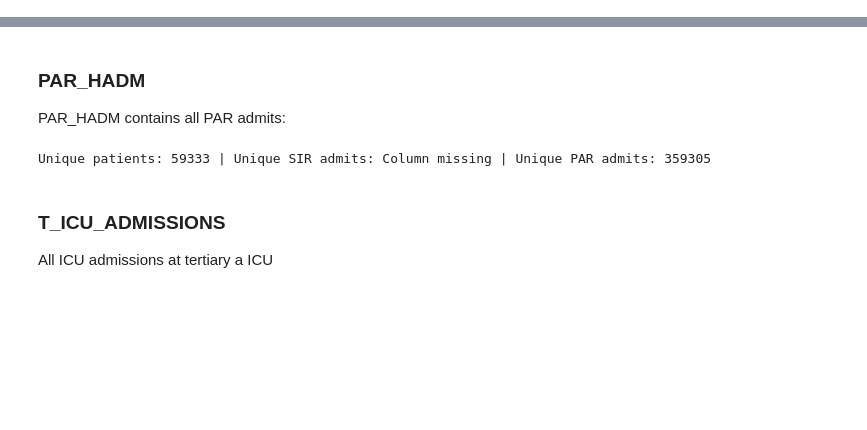
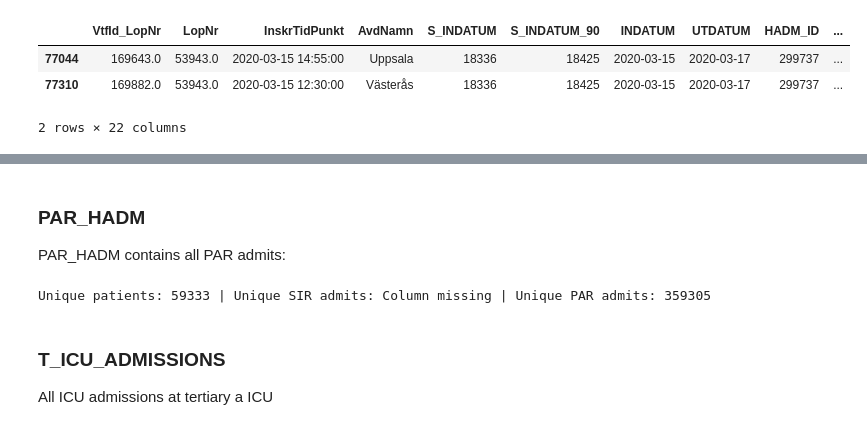
Before and after one commit to johol355/neuro-ascertainment, a Jupyter notebook: candidate-queries/hospital-admission-concept/hospital-admission-concept.ipynb, the cells around one changed output, grey strips where cells are left out. Cells and saved outputs as stored; diff of their text form; code cells hidden in the pictures; blank space fills up the shorter version.

```diff
--- a/candidate-queries/hospital-admission-concept/hospital-admission-concept.ipynb
+++ b/candidate-queries/hospital-admission-concept/hospital-admission-concept.ipynb
@@ -24,3 +24,16 @@ def count_id(df):
     VtfId_LopNr = df['VtfId_LopNr'].nunique() if 'VtfId_LopNr' in df else 'Column missing'
     HADM_ID = df['HADM_ID'].nunique() if 'HADM_ID' in df else 'Column missing'
     return print(f'Unique patients: {LopNr} | Unique SIR admits: {VtfId_LopNr} | Unique PAR admits: {HADM_ID}')
+# %%
+q = query + "SELECT * FROM DAOH_90_STEP_3"
+d = pd.read_sql(q, engine)
+d["InskrTidPunkt"] = pd.to_datetime(d.InskrTidPunkt, unit="s")
+d["INDATUM"] = pd.to_datetime(d.INDATUM * 86400, unit="s")
+d["UTDATUM"] = pd.to_datetime(d.UTDATUM * 86400, unit="s")
+# %%
+d.query("LopNr == 53943.0")
+# %% [output]
+|  | VtfId_LopNr | LopNr | InskrTidPunkt | AvdNamn | S_INDATUM | S_INDATUM_90 | INDATUM | UTDATUM | HADM_ID | ... |
+| 77044 | 169643.0 | 53943.0 | 2020-03-15 14:55:00 | Uppsala | 18336 | 18425 | 2020-03-15 | 2020-03-17 | 299737 | ... |
+| 77310 | 169882.0 | 53943.0 | 2020-03-15 12:30:00 | Västerås | 18336 | 18425 | 2020-03-15 | 2020-03-17 | 299737 | ... |
+2 rows × 22 columns
```
Also changed, not shown: parts of 8 cells of this notebook, 2 other files.
